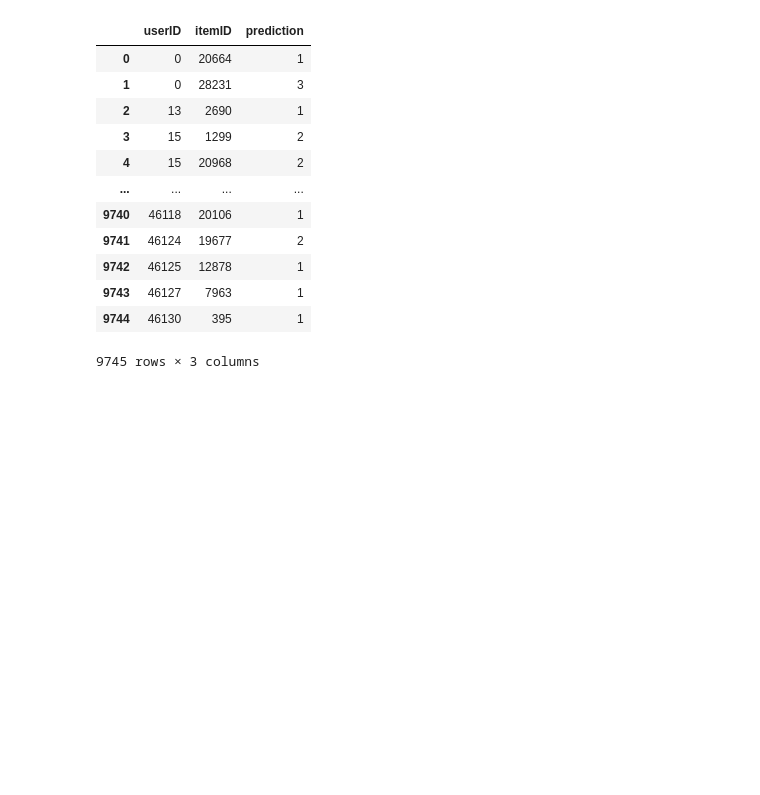
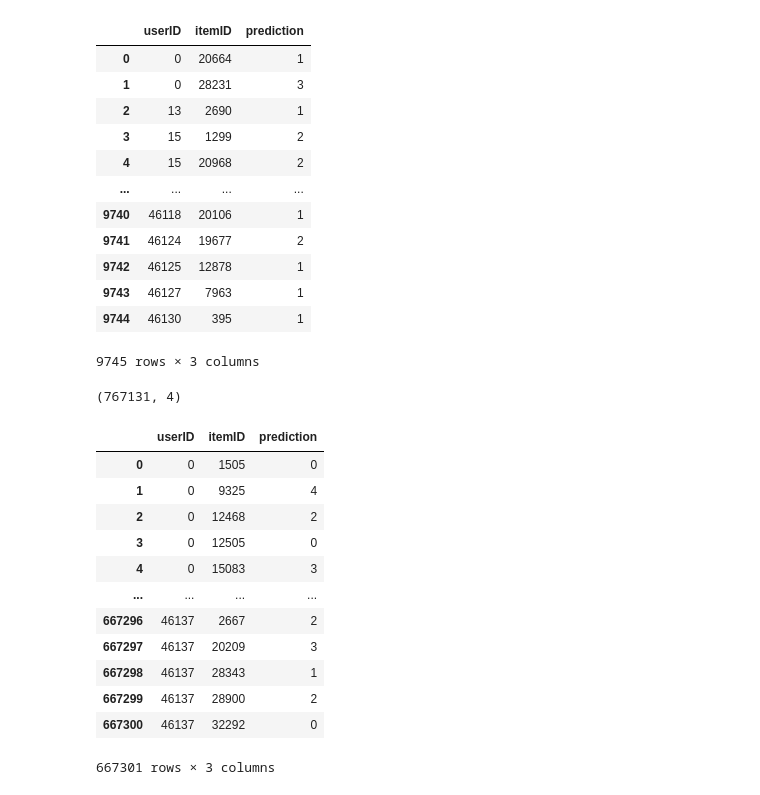
Before and after one commit to aldietri/Data-Mining-Cup-2022, a Jupyter notebook: EDA/Alex/Alex.ipynb, the cells around one changed output. Drawn from its saved outputs; the diff is of its cells as text; code cells hidden in the pictures; blank space fills up the shorter version.

Commit message:
Some data wrangling and method tryouts

```diff
--- a/EDA/Alex.ipynb
+++ b/EDA/Alex/Alex.ipynb
@@ -259,0 +256,23 @@ estimator = LogisticRegression()
+# %%
+orders.shape
+# %% [output]
+(767131, 4)
+# %%
+# Get unique user item combinations
+user = pd.DataFrame(np.unique(orders[["userID", "itemID"]], axis=0), columns=["userID", "itemID"])
+user["prediction"] = np.random.randint(0, 5, user.shape[0])
+user
+# %% [output]
+|  | userID | itemID | prediction |
+| 0 | 0 | 1505 | 0 |
+| 1 | 0 | 9325 | 4 |
+| 2 | 0 | 12468 | 2 |
+| 3 | 0 | 12505 | 0 |
+| 4 | 0 | 15083 | 3 |
+| ... | ... | ... | ... |
+| 667296 | 46137 | 2667 | 2 |
+| 667297 | 46137 | 20209 | 3 |
+| 667298 | 46137 | 28343 | 1 |
+| 667299 | 46137 | 28900 | 2 |
+| 667300 | 46137 | 32292 | 0 |
+667301 rows × 3 columns
```
Also changed, not shown: parts of 6 cells of this notebook, 3 other files.
